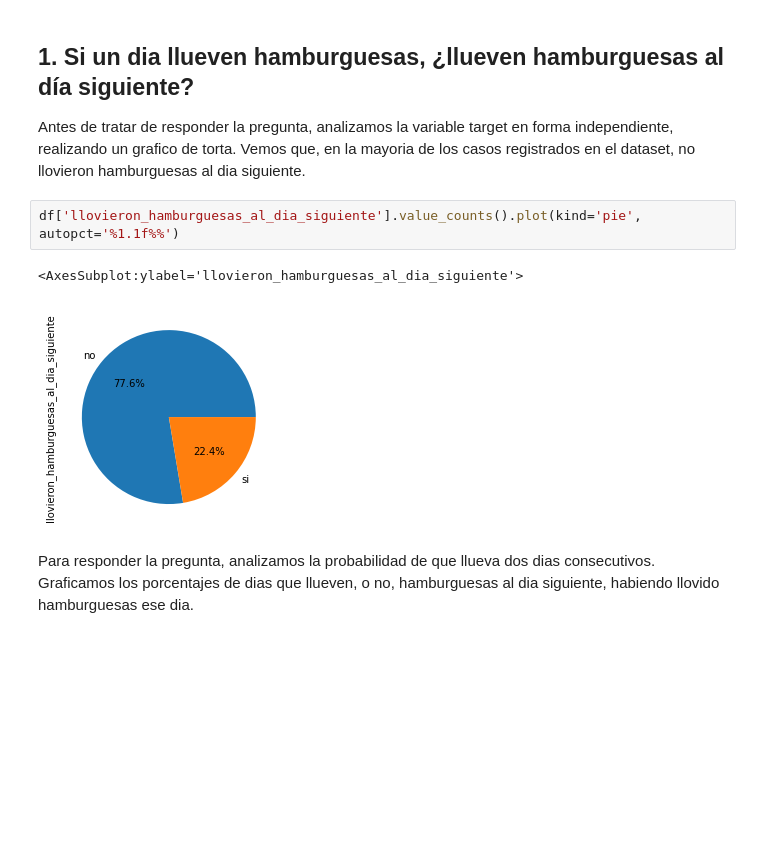
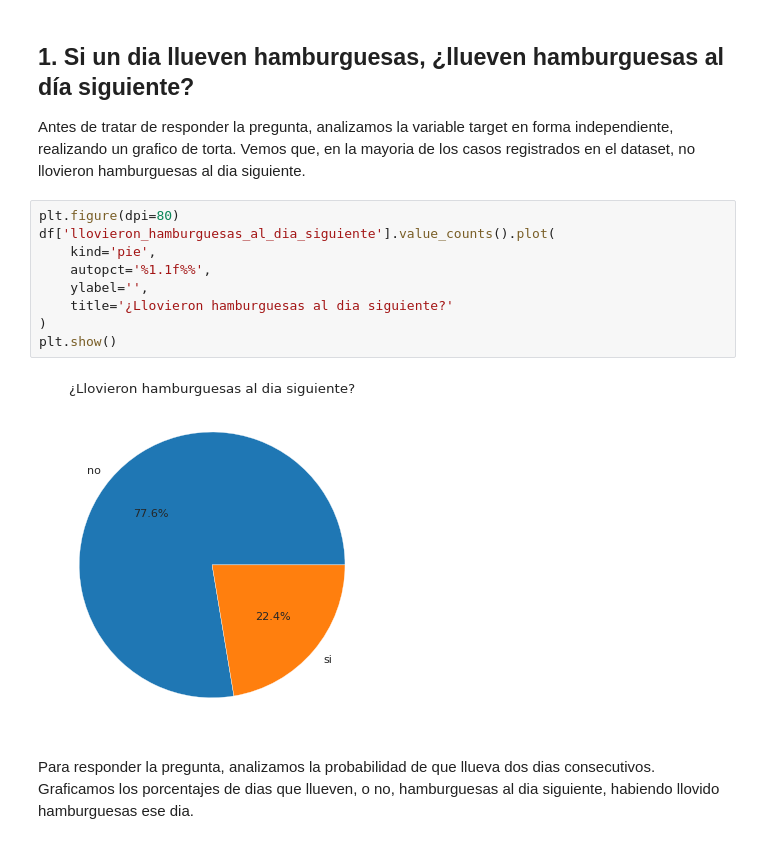
Before and after one commit to aflouret/lluvia-de-hamburguesas, a Jupyter notebook: tp.ipynb, the cells around one changed output. Drawn from its saved outputs; the diff is of its cells as text; blank space fills up the shorter version.

```diff
--- a/tp.ipynb
+++ b/tp.ipynb
@@ -141,10 +141,16 @@ columnas_con_numeros = ['horas_de_sol', 'humedad_tarde', 'humedad_temprano', 'id
 
 Antes de tratar de responder la pregunta, analizamos la variable target en forma independiente, realizando un grafico de torta. Vemos que, en la mayoria de los casos registrados en el dataset, no llovieron hamburguesas al dia siguiente.
 # %%
-df['llovieron_hamburguesas_al_dia_siguiente'].value_counts().plot(kind='pie', autopct='%1.1f%%')
+plt.figure(dpi=80)
+df['llovieron_hamburguesas_al_dia_siguiente'].value_counts().plot(
+    kind='pie',
+    autopct='%1.1f%%',
+    ylabel='',
+    title='¿Llovieron hamburguesas al dia siguiente?'
+)
+plt.show()
 # %% [output]
-<AxesSubplot:ylabel='llovieron_hamburguesas_al_dia_siguiente'>
-[figure, old version]
+[figure, new version]
 # %% [markdown]
 Para responder la pregunta, analizamos la probabilidad de que llueva dos dias consecutivos. Graficamos los porcentajes de dias que llueven, o no, hamburguesas al dia siguiente, habiendo llovido hamburguesas ese dia.
 # %%
```
Also changed, not shown: parts of 58 cells of this notebook.
